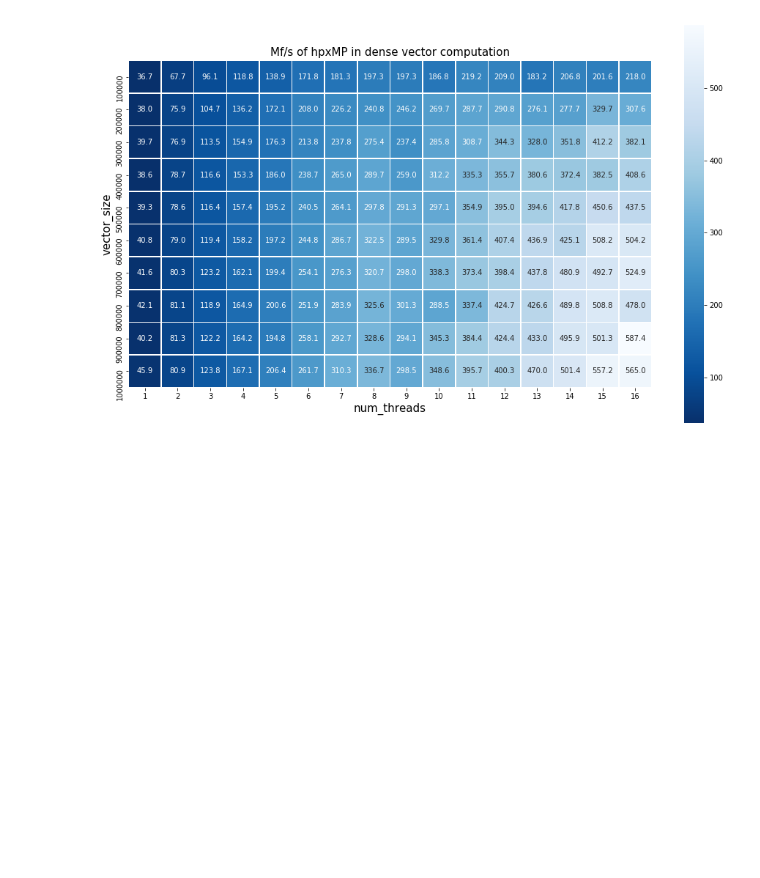
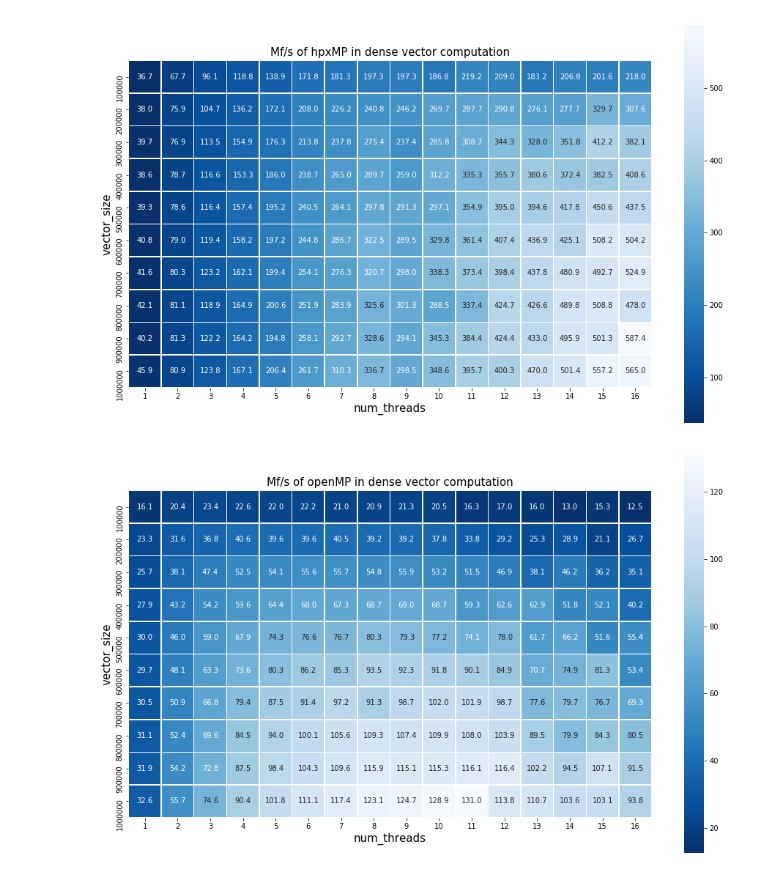
Before and after one commit to tianyi93/hpxMP_performance, a Jupyter notebook: tiny_bench/scripts/plot.ipynb, the cells around one changed output. Cells and saved outputs as stored; diff of their text form; code cells hidden in the pictures; blank space fills up the shorter version.

```diff
--- a/tiny_bench/scripts/plot.ipynb
+++ b/tiny_bench/scripts/plot.ipynb
@@ -49,3 +47,4 @@ hpxmp_1_2.head()
 # %%
 hpxmp_1_2 = hpxmp_1_2.reset_index()
 hpxmp_1_2.head()
+openmp_1_2 = openmp_1_2.reset_index()
@@ -91,0 +90,9 @@ figure.savefig('../result_dense_vector_marv_noht_201811131126/hpxmp')
+# %%
+plt.figure(figsize=(16,10))
+pivot_table_openmp = openmp_1_2.pivot('vector_size','num_threads','mfc/s')
+plt.xlabel('num_threads', size = 15)
+plt.ylabel('vector_size',size = 15)
+plt.title('Mf/s of openMP in dense vector computation',size = 15)
+sns_plot_openmp = sns.heatmap(pivot_table_openmp,annot=True, fmt=".1f",linewidths=.5, square=True,cmap='Blues_r')
+# %% [output]
+[figure, added]
```
Also changed, not shown: parts of 14 cells of this notebook, 51 other files.
